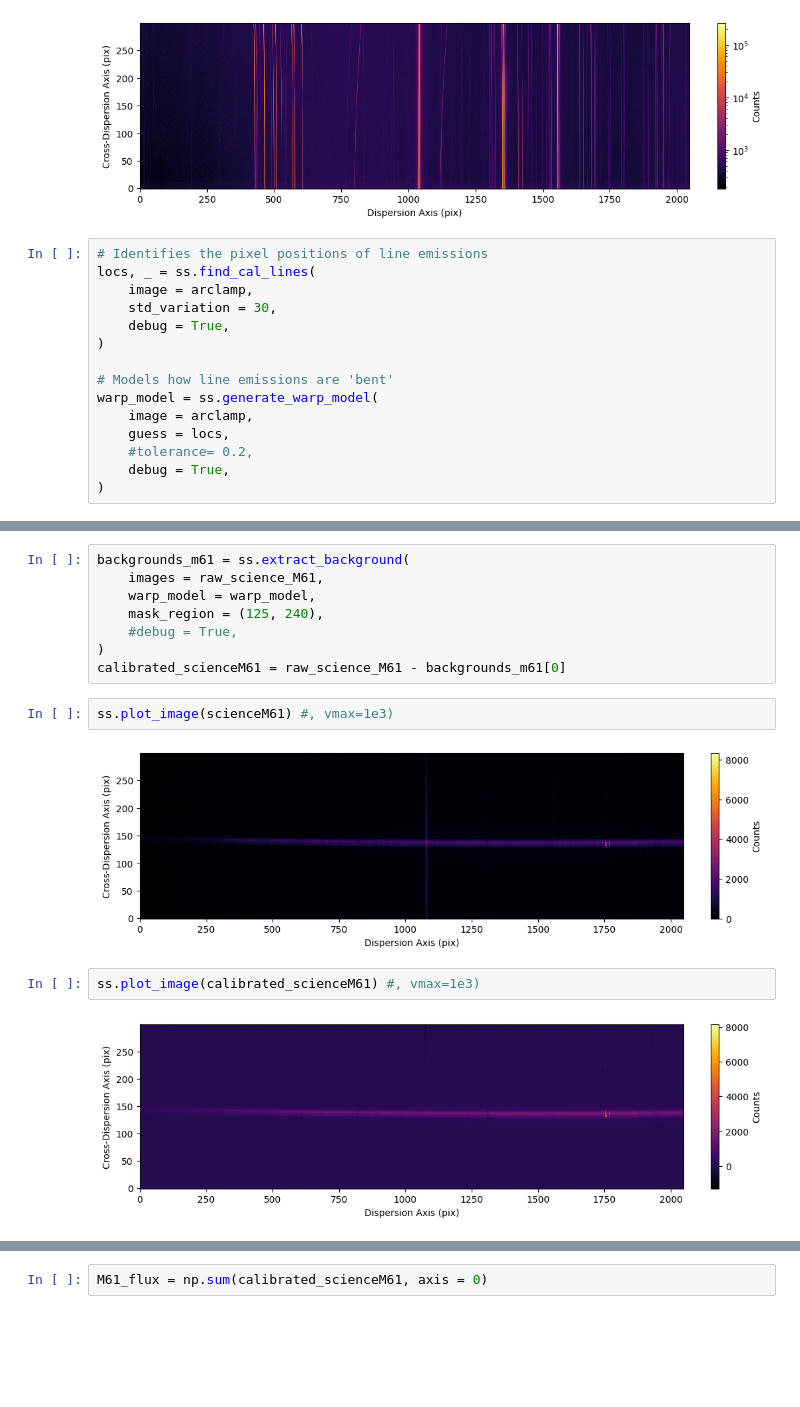
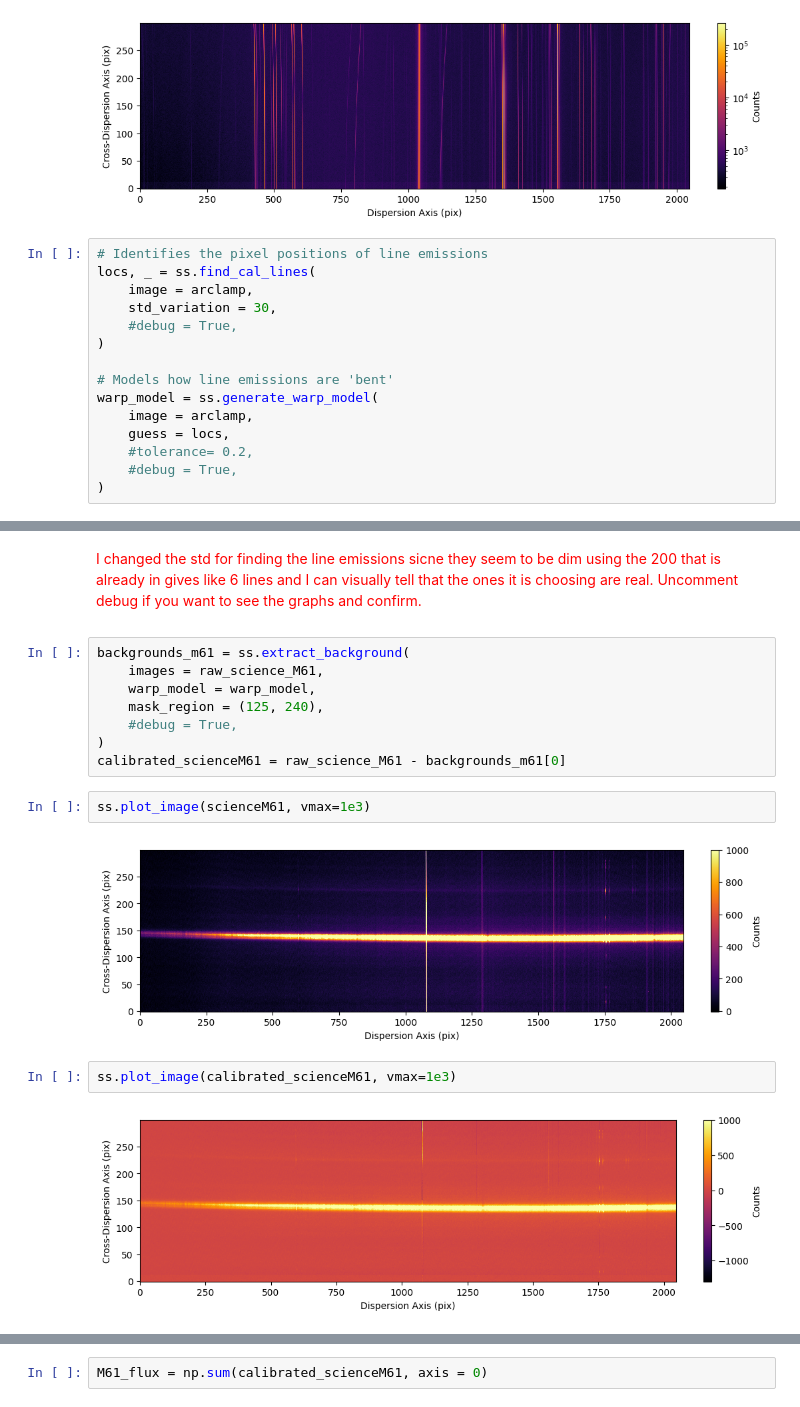
Before and after one commit to taro1256/StarburstGalaxyProject, a Jupyter notebook: Project.ipynb, the cells around one changed output, grey strips where cells are left out. Cells and saved outputs as stored; diff of their text form; blank space fills up the shorter version.

```diff
--- a/Project.ipynb
+++ b/Project.ipynb
@@ -139,7 +142,7 @@ ss.plot_image(arclamp, norm="log")
 locs, _ = ss.find_cal_lines(
     image = arclamp,
     std_variation = 30,
-    debug = True,
+    #debug = True,
 )
 
 # Models how line emissions are 'bent'
@@ -147,5 +150,5 @@ warp_model = ss.generate_warp_model(
     image = arclamp,
     guess = locs,
     #tolerance= 0.2,
-    debug = True,
+    #debug = True,
 )
@@ -155,3 +155,7 @@ warp_model = ss.generate_warp_model(
+# %% [markdown]
+<span style="color:red">
+
+I changed the std for finding the line emissions sicne they seem to be dim using the 200 that is already in gives like 6 lines and I can visually tell that the ones it is choosing are real. Uncomment debug if you want to see the graphs and confirm.
 # %%
 backgrounds_m61 = ss.extract_background(
     images = raw_science_M61,
@@ -161,10 +165,10 @@ backgrounds_m61 = ss.extract_background(
 )
 calibrated_scienceM61 = raw_science_M61 - backgrounds_m61[0]
 # %%
-ss.plot_image(scienceM61) #, vmax=1e3)
+ss.plot_image(scienceM61, vmax=1e3)
 # %% [output]
-[figure, old version]
+[figure, new version]
 # %%
-ss.plot_image(calibrated_scienceM61) #, vmax=1e3)
+ss.plot_image(calibrated_scienceM61, vmax=1e3)
 # %% [output]
-[figure, old version]
+[figure, new version]
```
Also changed, not shown: parts of 20 cells of this notebook.
